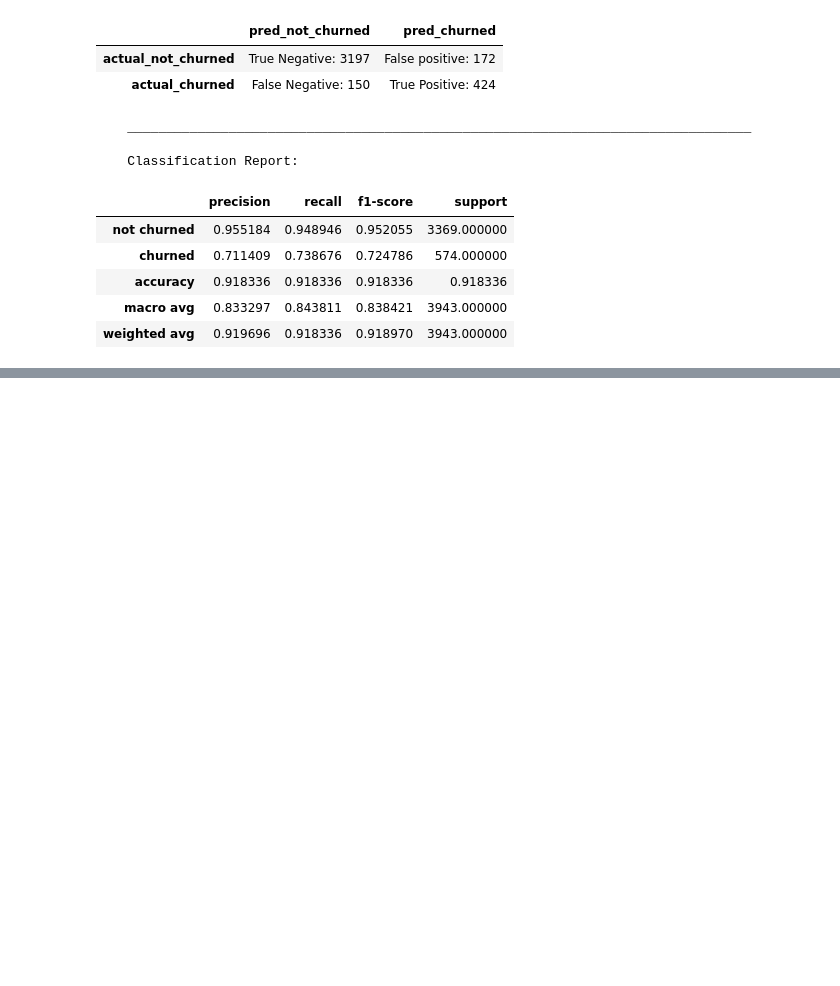
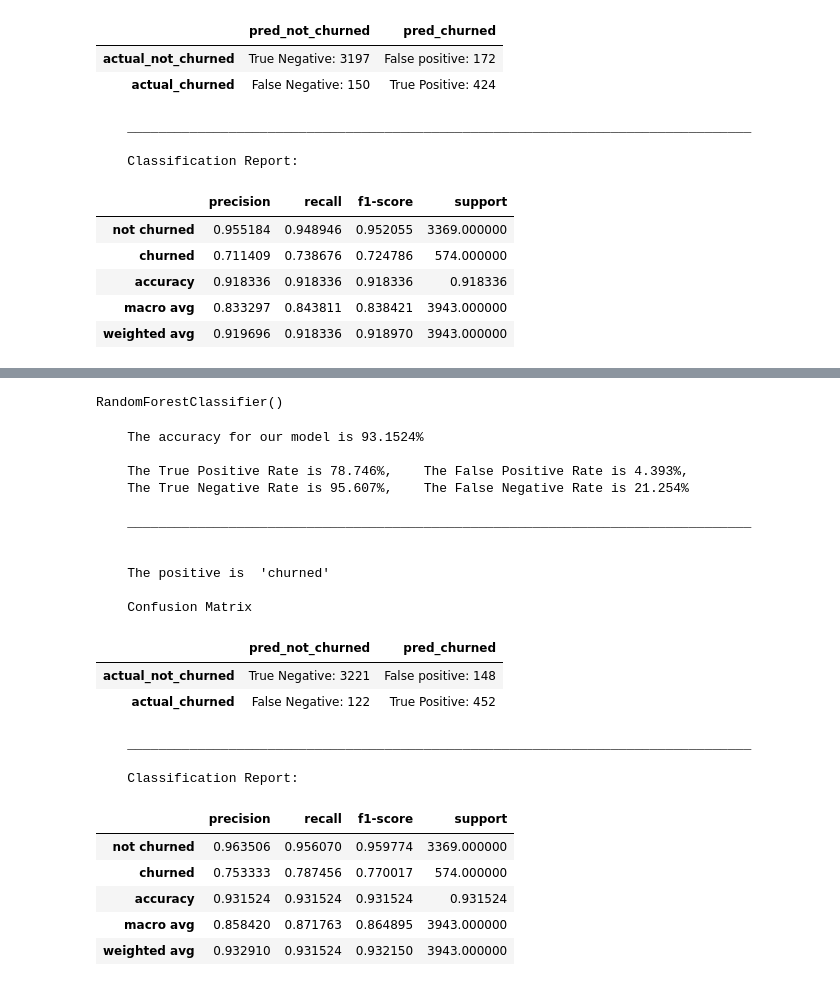
Before and after one commit to HeatherOrtegaMcMillan/telco_churn_classification_project, a Jupyter notebook: inital_project_notebook.ipynb, the cells around one changed output, grey strips where cells are left out. Drawn from its saved outputs; the diff is of its cells as text; code cells hidden in the pictures; blank space fills up the shorter version.

```diff
--- a/inital_project_notebook.ipynb
+++ b/inital_project_notebook.ipynb
@@ -942,0 +1094,46 @@ model_performs(X_train, y_train, model1)
+# %%
+#decide on features to put into model
+X_cols = [
+ 'senior_citizen',
+ 'tenure',
+ 'phone_service',
+ 'internet_service_type',
+ 'contract_type',
+ 'payment_type']
+
+#target
+y_col = 'less_than_a_year'
+# %%
+X_train, y_train, X_validate, y_validate, X_test, y_test = prepare.all_aboard_the_X_train(X_cols, y_col, train, validate, test)
+# %%
+# make model and fit to train
+model3 = RandomForestClassifier()
+model3.fit(X_train, y_train)
+# %% [output]
+RandomForestClassifier()
+# %%
+model_performs(X_train, y_train, model3)
+# %% [output]
+    The accuracy for our model is 93.1524%
+
+    The True Positive Rate is 78.746%,    The False Positive Rate is 4.393%,
+    The True Negative Rate is 95.607%,    The False Negative Rate is 21.254%
+
+    ________________________________________________________________________________
+
+
+    The positive is  'churned'
+
+    Confusion Matrix
+|  | pred_not_churned | pred_churned |
+| actual_not_churned | True Negative: 3221 | False positive: 148 |
+| actual_churned | False Negative: 122 | True Positive: 452 |
+    ________________________________________________________________________________
+
+    Classification Report:
+|  | precision | recall | f1-score | support |
+| not churned | 0.963506 | 0.956070 | 0.959774 | 3369.000000 |
+| churned | 0.753333 | 0.787456 | 0.770017 | 574.000000 |
+| accuracy | 0.931524 | 0.931524 | 0.931524 | 0.931524 |
+| macro avg | 0.858420 | 0.871763 | 0.864895 | 3943.000000 |
+| weighted avg | 0.932910 | 0.931524 | 0.932150 | 3943.000000 |
```
Also changed, not shown: parts of 30 cells of this notebook.
